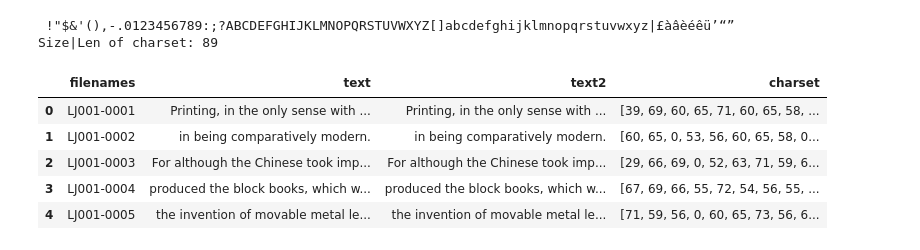
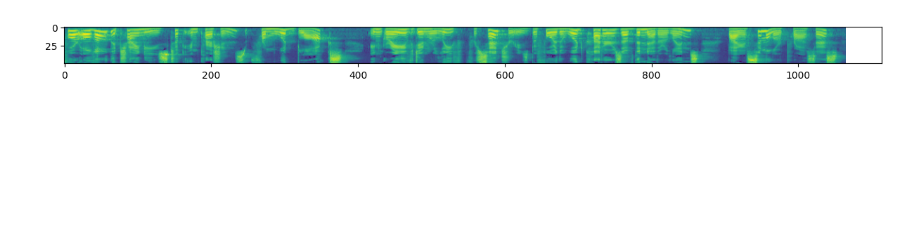
Before and after one commit to Bekkelien/dementiakiller, a Jupyter notebook: dataloader.ipynb, the cells around one changed output. Cells and saved outputs as stored; diff of their text form; code cells hidden in the pictures; blank space fills up the shorter version.

Commit message:
Saving mel_spectrogram array directly into pandas

```diff
--- a/dataloader.ipynb
+++ b/dataloader.ipynb
@@ -13,29 +0,0 @@ CHARSET = """ !"$&'(),-.0123456789:;?ABCDEFGHIJKLMNOPQRSTUVWXYZ[]abcdefghijklmno
-# %%
-print(CHARSET)
-print(f'Size|Len of charset: {len(CHARSET)} characters')
-# %% [output]
- !"$&'(),-.0123456789:;?ABCDEFGHIJKLMNOPQRSTUVWXYZ[]abcdefghijklmnopqrstuvwxyz|£àâèéêü’“”
-Size|Len of charset: 89
-# %%
-df_metadata = extract_metadata()
-
-# TODO: Better name then full_charset
-full_charset = []
-for idx, text in enumerate(df_metadata['text']):
-    text_encoded = []
-    for char in text:
-        text_encoded.append(CHARSET.index(char))
-
-    text_encoded = np.array(text_encoded)
-    text_encoded_and_padded = np.pad(text_encoded,(0, MAX_CHARACTERS-len(text_encoded)))
-    full_charset.append(text_encoded_and_padded)
-
-df_metadata['charset'] = full_charset
-df_metadata.head()
-# %% [output]
-|  | filenames | text | text2 | charset |
-| 0 | LJ001-0001 | Printing, in the only sense with ... | Printing, in the only sense with ... | [39, 69, 60, 65, 71, 60, 65, 58, ... |
-| 1 | LJ001-0002 | in being comparatively modern. | in being comparatively modern. | [60, 65, 0, 53, 56, 60, 65, 58, 0... |
-| 2 | LJ001-0003 | For although the Chinese took imp... | For although the Chinese took imp... | [29, 66, 69, 0, 52, 63, 71, 59, 6... |
-| 3 | LJ001-0004 | produced the block books, which w... | produced the block books, which w... | [67, 69, 66, 55, 72, 54, 56, 55, ... |
-| 4 | LJ001-0005 | the invention of movable metal le... | the invention of movable metal le... | [71, 59, 56, 0, 60, 65, 73, 56, 6... |
@@ -41,0 +7,10 @@ df_metadata.head()
+# %%
+# CONFIG
+FOLDER = Path('data/LJSpeech-1.1/wavs')
+# %%
+df = pd.read_pickle(FOLDER.parent / 'LJSpeech-1.1.pkl')
+# %%
+fig = plt.figure(figsize=(15, 10))
+plt.imshow(df['spectrogram'][22]);
+# %% [output]
+[figure, added]
```
Also changed, not shown: parts of 3 cells of this notebook, 3 other files.
